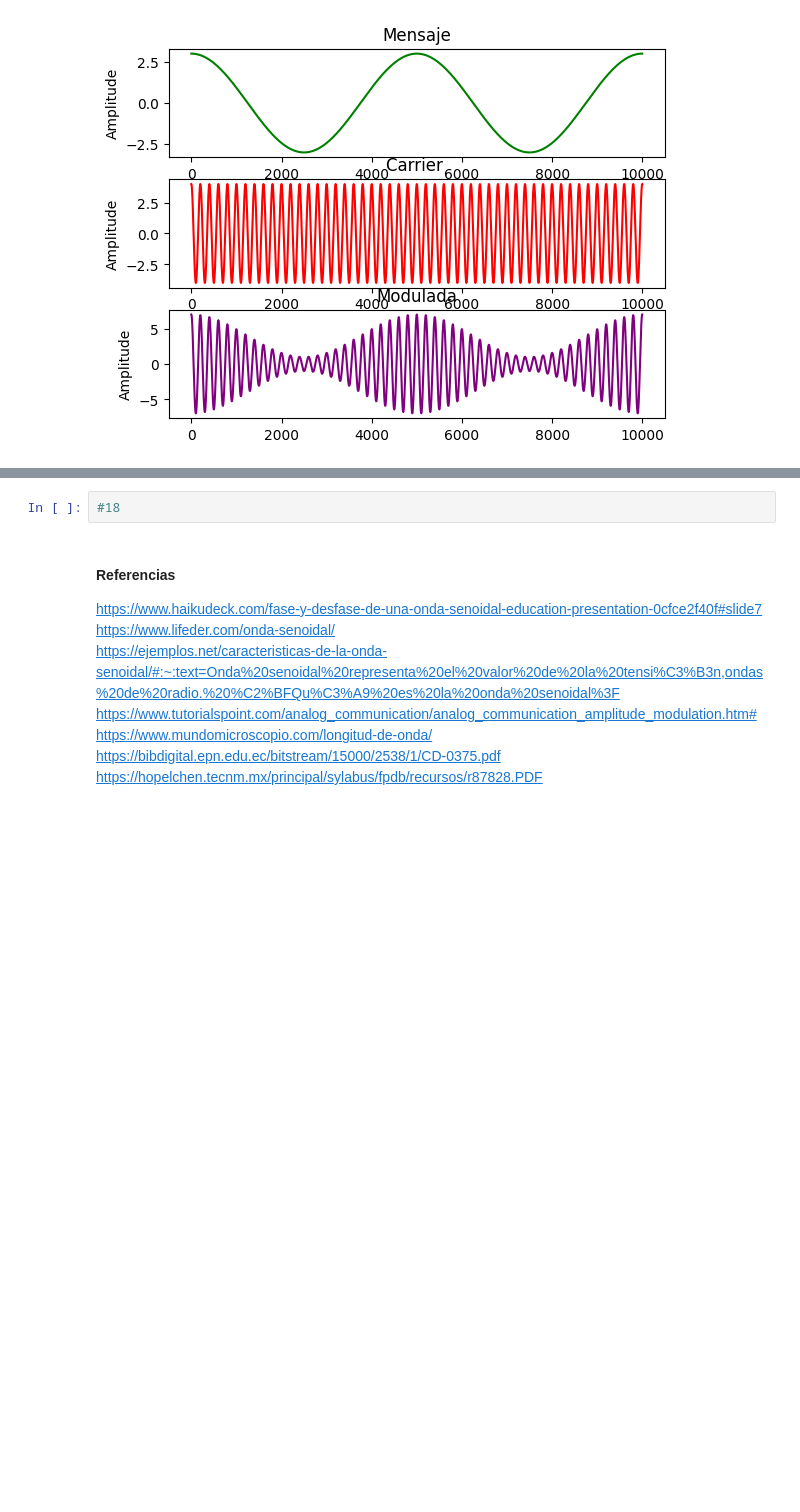
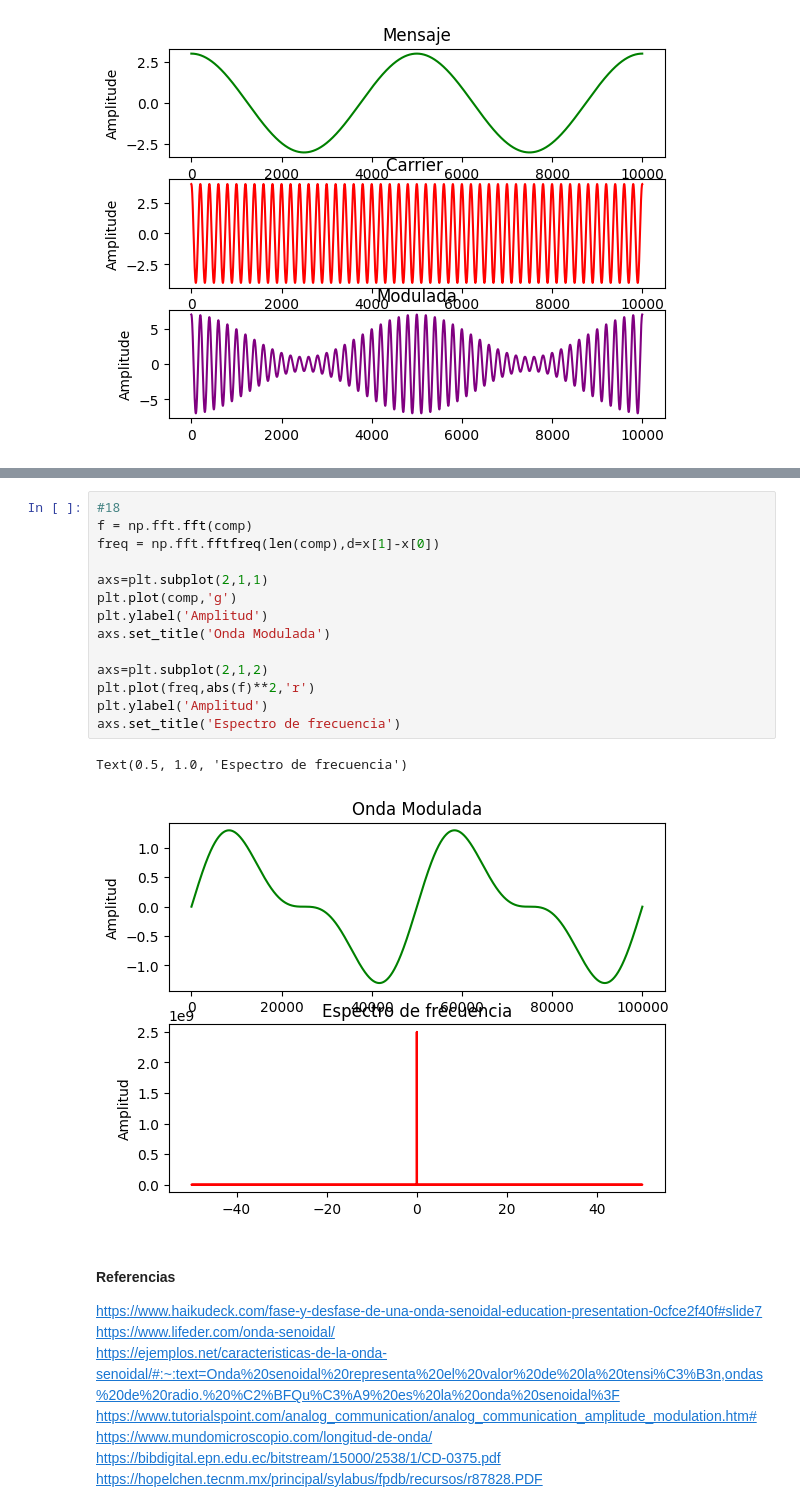
Before and after one commit to RodrigoGarciaNunez/Ondas, a Jupyter notebook: signal/Propeidades de las redes senoidales.ipynb, the cells around one changed output, grey strips where cells are left out. Saved outputs shown, nothing was run; the diff lists cells and outputs as text; blank space fills up the shorter version.

Commit message:
Se agrega primera instancia de codigo de espectro de frecuencia

```diff
--- a/signal/Propeidades de las redes senoidales.ipynb
+++ b/signal/Propeidades de las redes senoidales.ipynb
@@ -377,8 +377,23 @@ En informatica el ancho de banda (ancho de banda de red) es una medida de cuánt
 #### **Ancho de Banda y señal senoidal**
 
 El ancho de banda describe el rango de frecuencias que un osciloscopio puede medir de manera precisa. Se define como la frecuencia a la que una señal de entrada sinusoidal se atenúa al 70.7% de su amplitud original, que también se conoce como el punto de -3 dB, en otras palabras, el ancho de banda describe la diversidad de frecuencias que un osciloscopio puede medir con precisión.
-# %%
-#18
+# %%
+#18
+f = np.fft.fft(comp)
+freq = np.fft.fftfreq(len(comp),d=x[1]-x[0])
+
+axs=plt.subplot(2,1,1)
+plt.plot(comp,'g')
+plt.ylabel('Amplitud')
+axs.set_title('Onda Modulada')
+
+axs=plt.subplot(2,1,2)
+plt.plot(freq,abs(f)**2,'r')
+plt.ylabel('Amplitud')
+axs.set_title('Espectro de frecuencia')
+# %% [output]
+Text(0.5, 1.0, 'Espectro de frecuencia')
+[figure, added]
 # %% [markdown]
 #### **Referencias**
 https://www.haikudeck.com/fase-y-desfase-de-una-onda-senoidal-education-presentation-0cfce2f40f#slide7<br>
```
Also changed, not shown: parts of 1 cell of this notebook.
